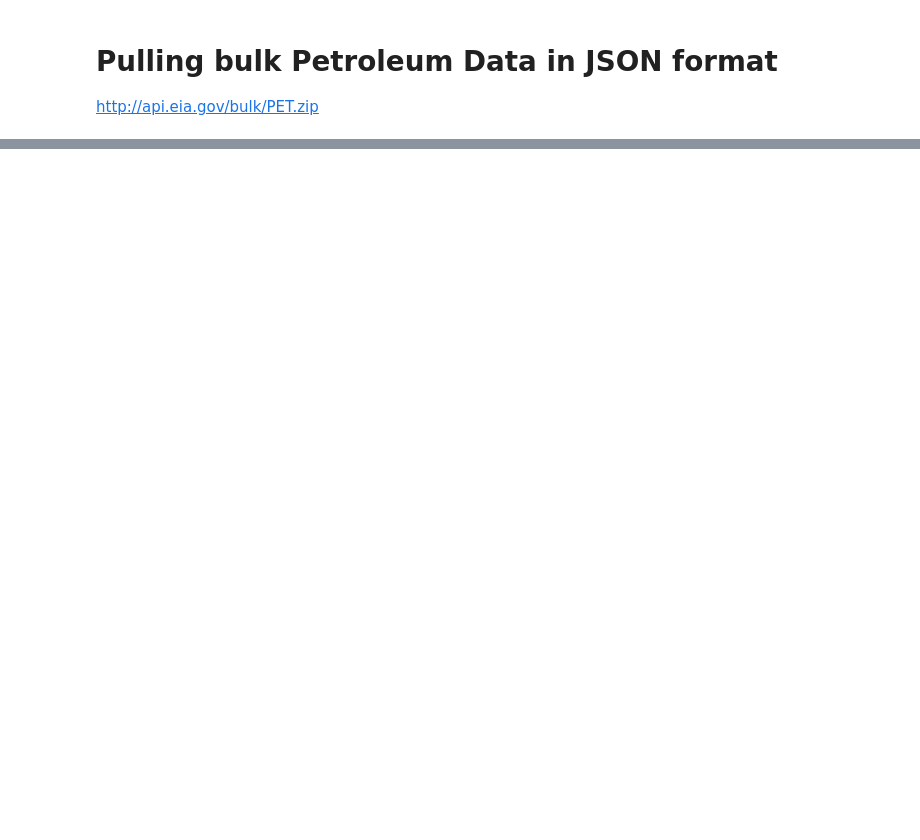
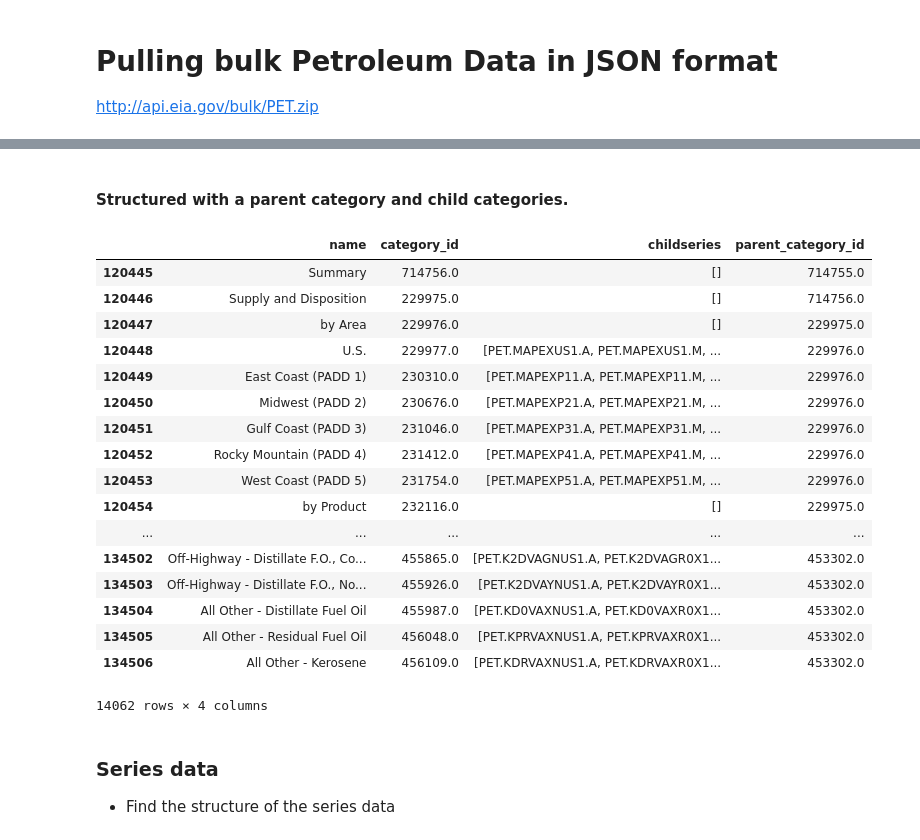
Before and after one commit to limitup/Chipy_Mentorship, a Jupyter notebook: test_sample_set.ipynb, the cells around one changed output, grey strips where cells are left out. Drawn from its saved outputs; the diff is of its cells as text; code cells hidden in the pictures; blank space fills up the shorter version.

```diff
--- a/test_sample_set.ipynb
+++ b/test_sample_set.ipynb
@@ -380,0 +12,3 @@ http://api.eia.gov/bulk/PET.zip
+# %%
+data = pd.read_json('./PET.txt',orient='columns',lines=True,convert_dates=['start','end'])
+data.info()
@@ -380,0 +58,4 @@ http://api.eia.gov/bulk/PET.zip
+# %%
+# Figure out what data is available for the categories
+category_data = data[pd.notnull(data['category_id'])]
+category_data.info()
@@ -380,0 +80,26 @@ http://api.eia.gov/bulk/PET.zip
+# %% [markdown]
+#### Structured with a parent category and child categories.
+# %%
+category_data[['name','category_id','childseries','parent_category_id']]
+# %% [output]
+|  | name | category_id | childseries | parent_category_id |
+| 120445 | Summary | 714756.0 | [] | 714755.0 |
+| 120446 | Supply and Disposition | 229975.0 | [] | 714756.0 |
+| 120447 | by Area | 229976.0 | [] | 229975.0 |
+| 120448 | U.S. | 229977.0 | [PET.MAPEXUS1.A, PET.MAPEXUS1.M, ... | 229976.0 |
+| 120449 | East Coast (PADD 1) | 230310.0 | [PET.MAPEXP11.A, PET.MAPEXP11.M, ... | 229976.0 |
+| 120450 | Midwest (PADD 2) | 230676.0 | [PET.MAPEXP21.A, PET.MAPEXP21.M, ... | 229976.0 |
+| 120451 | Gulf Coast (PADD 3) | 231046.0 | [PET.MAPEXP31.A, PET.MAPEXP31.M, ... | 229976.0 |
+| 120452 | Rocky Mountain (PADD 4) | 231412.0 | [PET.MAPEXP41.A, PET.MAPEXP41.M, ... | 229976.0 |
+| 120453 | West Coast (PADD 5) | 231754.0 | [PET.MAPEXP51.A, PET.MAPEXP51.M, ... | 229976.0 |
+| 120454 | by Product | 232116.0 | [] | 229975.0 |
+| ... | ... | ... | ... | ... |
+| 134502 | Off-Highway - Distillate F.O., Co... | 455865.0 | [PET.K2DVAGNUS1.A, PET.K2DVAGR0X1... | 453302.0 |
+| 134503 | Off-Highway - Distillate F.O., No... | 455926.0 | [PET.K2DVAYNUS1.A, PET.K2DVAYR0X1... | 453302.0 |
+| 134504 | All Other - Distillate Fuel Oil | 455987.0 | [PET.KD0VAXNUS1.A, PET.KD0VAXR0X1... | 453302.0 |
+| 134505 | All Other - Residual Fuel Oil | 456048.0 | [PET.KPRVAXNUS1.A, PET.KPRVAXR0X1... | 453302.0 |
+| 134506 | All Other - Kerosene | 456109.0 | [PET.KDRVAXNUS1.A, PET.KDRVAXR0X1... | 453302.0 |
+14062 rows × 4 columns
+# %% [markdown]
+### Series data
+- Find the structure of the series data
```
Also changed, not shown: parts of 58 cells of this notebook.
